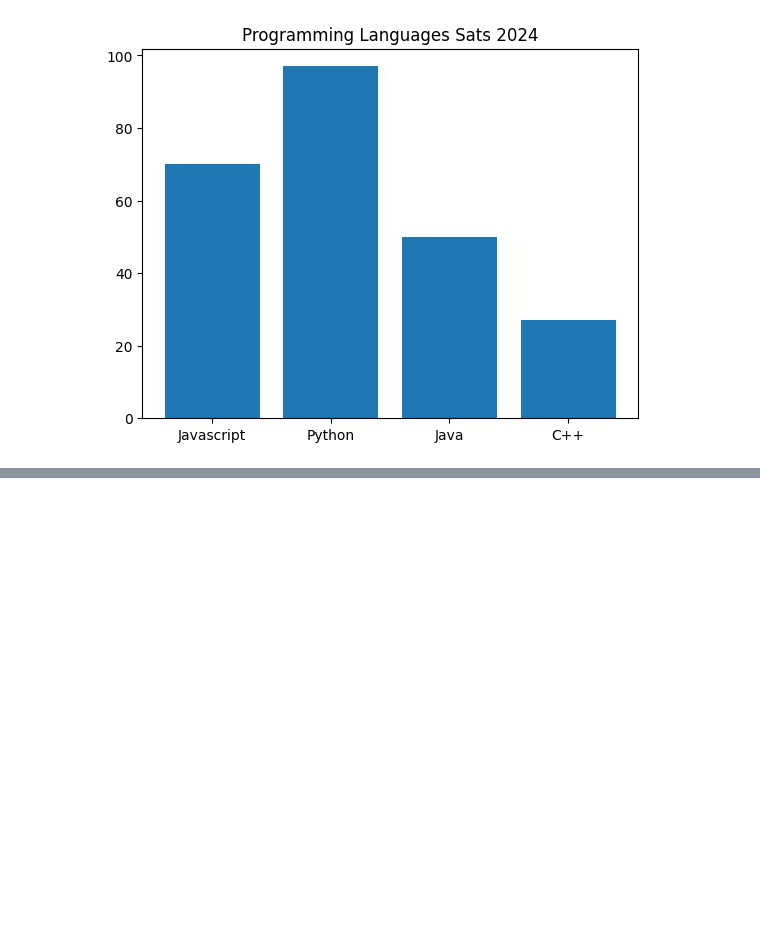
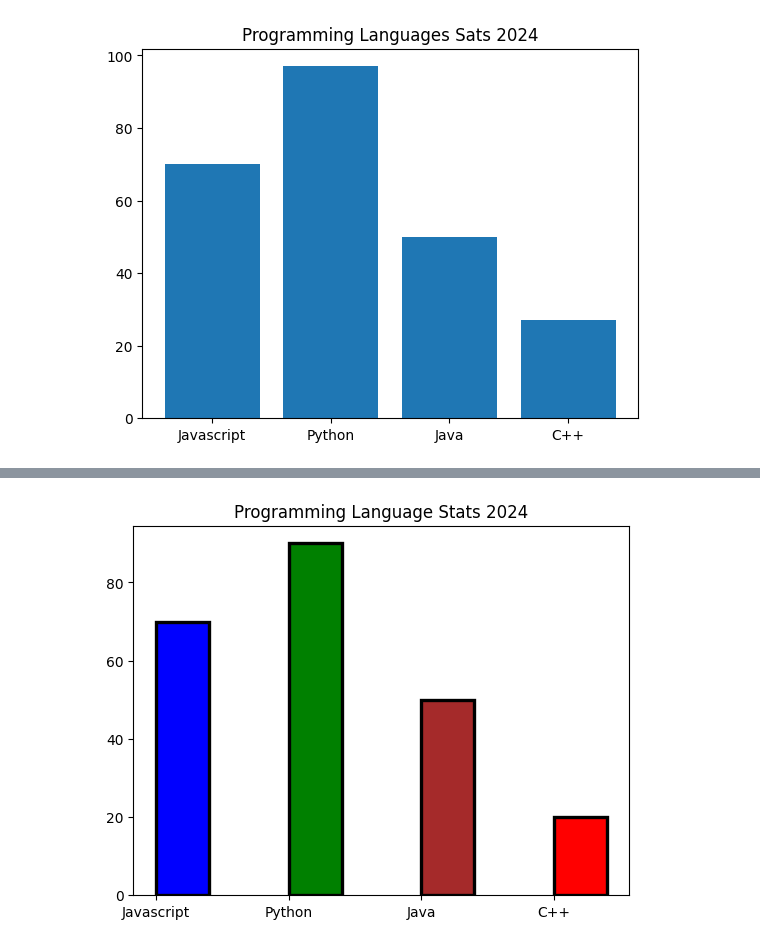
Before and after one commit to abidkk/Matplotlib-Python, a Jupyter notebook: plot1.ipynb, the cells around one changed output, grey strips where cells are left out. Saved outputs shown, nothing was run; the diff lists cells and outputs as text; code cells hidden in the pictures; blank space fills up the shorter version.

```diff
--- a/plot1.ipynb
+++ b/plot1.ipynb
@@ -13,0 +33,10 @@ plt.show()
+# %%
+x = ["Javascript", "Python", "Java", "C++"]
+y = [70,90,50,20]
+c = ["blue", "green", "brown", "red"]
+plt.title("Programming Language Stats 2024")
+
+plt.bar(x,y, color=c, align='edge', width=0.4, linewidth=2.4,  edgecolor="black")
+plt.show()
+# %% [output]
+[figure, added]
```
Also changed, not shown: parts of 5 cells of this notebook.
